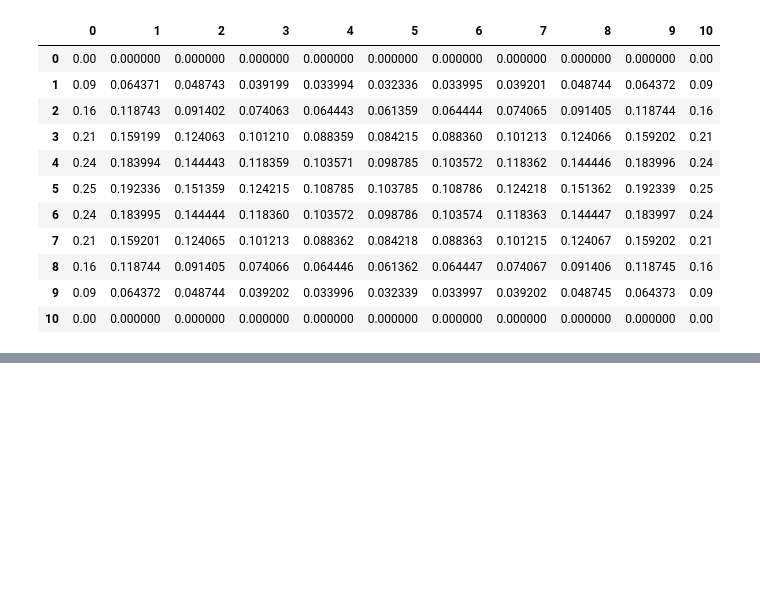
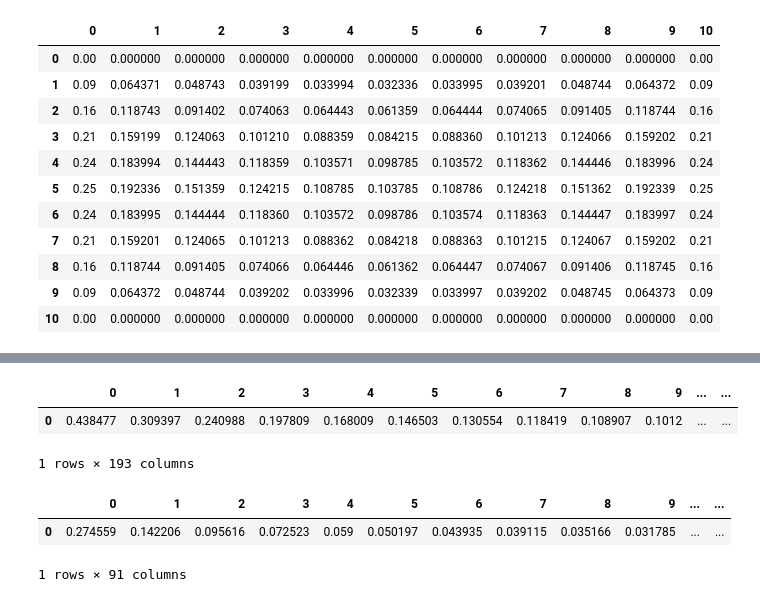
Before and after one commit to delfimontilla/tp1numerico, a Jupyter notebook: Graficos.ipynb, the cells around one changed output, grey strips where cells are left out. Cells and saved outputs as stored; diff of their text form; code cells hidden in the pictures; blank space fills up the shorter version.

```diff
--- a/Graficos.ipynb
+++ b/Graficos.ipynb
@@ -175,0 +342,15 @@ plt.show()
+# %%
+errorJacobi = pd.read_csv("errorJacobi.csv", header=None)
+errorGauss = pd.read_csv("errorGauss.csv", header=None)
+# %%
+errorJacobi
+# %% [output]
+|  | 0 | 1 | 2 | 3 | 4 | 5 | 6 | 7 | 8 | 9 | ... | ... |
+| 0 | 0.438477 | 0.309397 | 0.240988 | 0.197809 | 0.168009 | 0.146503 | 0.130554 | 0.118419 | 0.108907 | 0.1012 | ... | ... |
+1 rows × 193 columns
+# %%
+errorGauss
+# %% [output]
+|  | 0 | 1 | 2 | 3 | 4 | 5 | 6 | 7 | 8 | 9 | ... | ... |
+| 0 | 0.274559 | 0.142206 | 0.095616 | 0.072523 | 0.059 | 0.050197 | 0.043935 | 0.039115 | 0.035166 | 0.031785 | ... | ... |
+1 rows × 91 columns
```
Also changed, not shown: parts of 14 cells of this notebook.
